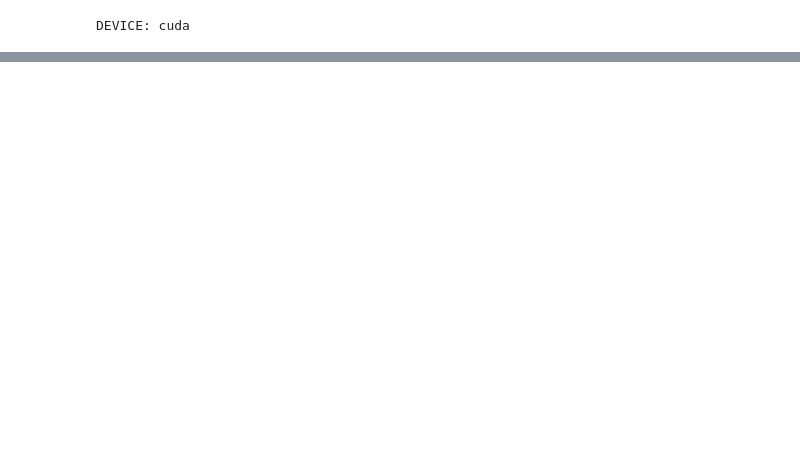
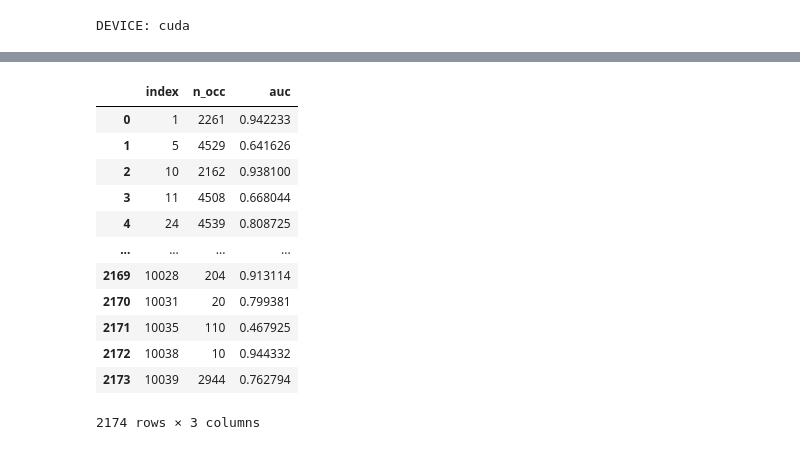
Before and after one commit to ninavantiel/multi_scale_SDMs, a Jupyter notebook: model_evaluation.ipynb, the cells around one changed output, grey strips where cells are left out. Saved outputs shown, nothing was run; the diff lists cells and outputs as text; code cells hidden in the pictures; blank space fills up the shorter version.

```diff
--- a/model_evaluation.ipynb
+++ b/model_evaluation.ipynb
@@ -180,4 +45,0 @@ print(f1_mean)
-# %%
-auc_list = []
-for i in range(labels.shape[1]):
-    auc_list.append(roc_auc_score(labels[:,i], y_pred[:,i]))
@@ -224,0 +80,12 @@ plt.scatter(species_counts, auc_list, s=5)
+# %%
+# train_loader = torch.utils.data.DataLoader(train_data, shuffle=True, batch_size=batch_size, num_workers=16)
+val_loader = torch.utils.data.DataLoader(val_data, shuffle=False, batch_size=batch_size, num_workers=4)
+
+# model and optimizer
+model = MLP(n_features, n_species, n_layers, width).to(dev)
+optimizer = torch.optim.SGD(model.parameters(), lr=learning_rate)
+
+# loss function
+loss_fn = an_full_loss
+# species_weights = torch.tensor(train_data.species_weights).to(dev)
+val_loss_fn = torch.nn.BCEWithLogitsLoss()
@@ -224,0 +124,18 @@ plt.scatter(species_counts, auc_list, s=5)
+# %%
+df = pd.DataFrame(train_data.species_counts, columns=['n_occ']).reset_index()
+df['auc'] = [roc_auc_score(labels[:,i], y_pred[:,i]) for i in range(labels.shape[1])]
+df
+# %% [output]
+|  | index | n_occ | auc |
+| 0 | 1 | 2261 | 0.942233 |
+| 1 | 5 | 4529 | 0.641626 |
+| 2 | 10 | 2162 | 0.938100 |
+| 3 | 11 | 4508 | 0.668044 |
+| 4 | 24 | 4539 | 0.808725 |
+| ... | ... | ... | ... |
+| 2169 | 10028 | 204 | 0.913114 |
+| 2170 | 10031 | 20 | 0.799381 |
+| 2171 | 10035 | 110 | 0.467925 |
+| 2172 | 10038 | 10 | 0.944332 |
+| 2173 | 10039 | 2944 | 0.762794 |
+2174 rows × 3 columns
```
Also changed, not shown: parts of 42 cells of this notebook, 15 other files.
